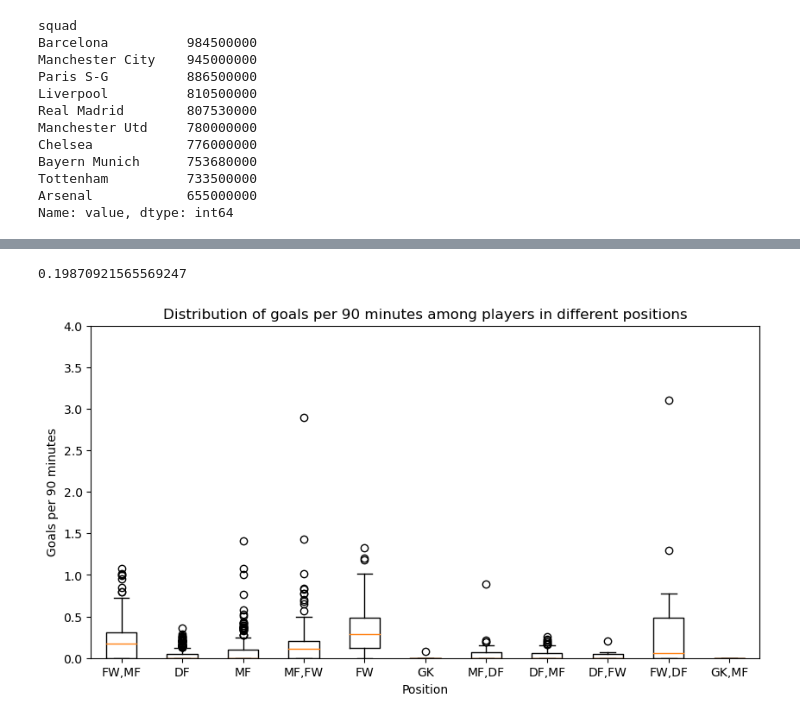
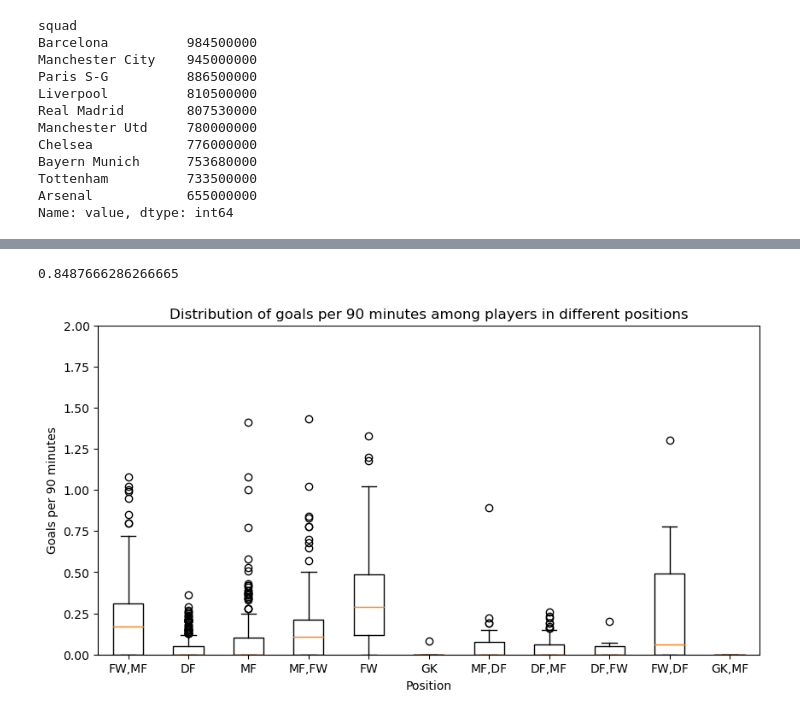
Before and after one commit to RockyOwens/Project1, a Jupyter notebook: SoccerPlayerAnalysis.ipynb, the cells around one changed output, grey strips where cells are left out. Saved outputs shown, nothing was run; the diff lists cells and outputs as text; code cells hidden in the pictures.

```diff
--- a/SoccerPlayerAnalysis.ipynb
+++ b/SoccerPlayerAnalysis.ipynb
@@ -414,19 +463,19 @@ px.bar(value_per_squad[:10],width=600,height=500)
 [interactive output not drawn]
 # %%
 # What is the correlation between xG and actual goals scored for the players in the squad?
-correlation = soccer_data['xG'].corr(soccer_data['goals'])
+correlation = soccer_data['xG'].corr(soccer_data['Pts/G'])
 correlation
 # %% [output]
-0.19870921565569247
+0.8487666286266665
 # %%
 # What is the distribution of goals per 90 minutes among players in different positions?
 
 plt.figure(figsize=(10, 5))
 plt.boxplot([clean_data_df.loc[clean_data_df['position'] == pos, 'goals_per90'] for pos in clean_data_df['position'].unique()], labels=clean_data_df['position'].unique())
 plt.xlabel('Position')
 plt.ylabel('Goals per 90 minutes')
-plt.ylim(0,4)
+plt.ylim(0,2)
 plt.title('Distribution of goals per 90 minutes among players in different positions')
 plt.show()
 # %% [output]
-[figure, old version]
+[figure, new version]
```
Also changed, not shown: parts of 18 cells of this notebook, 1 other file.
